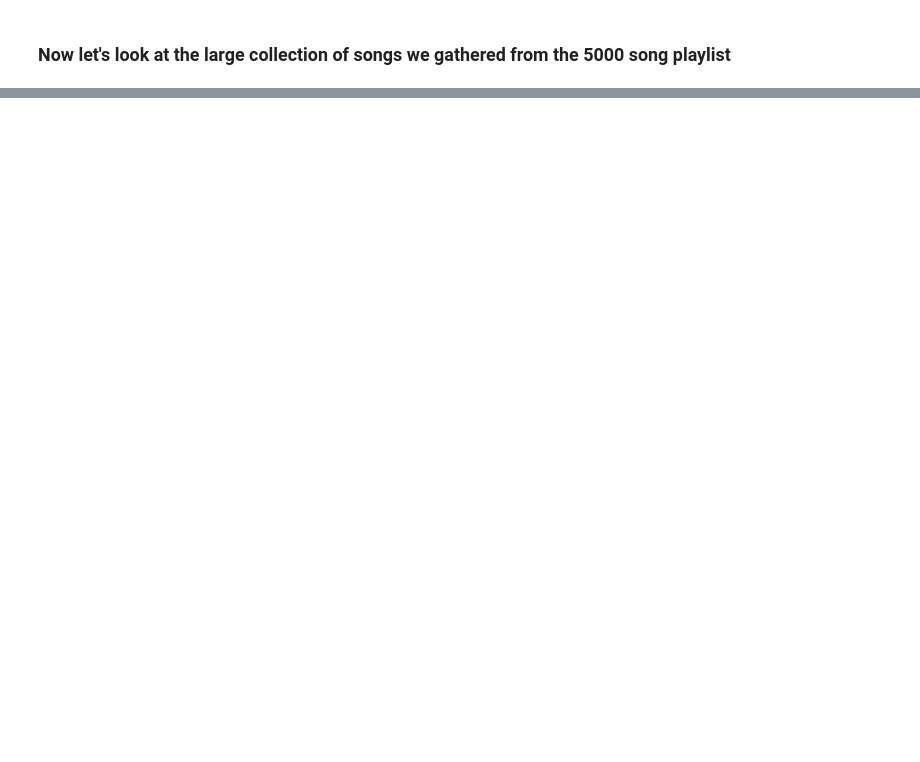
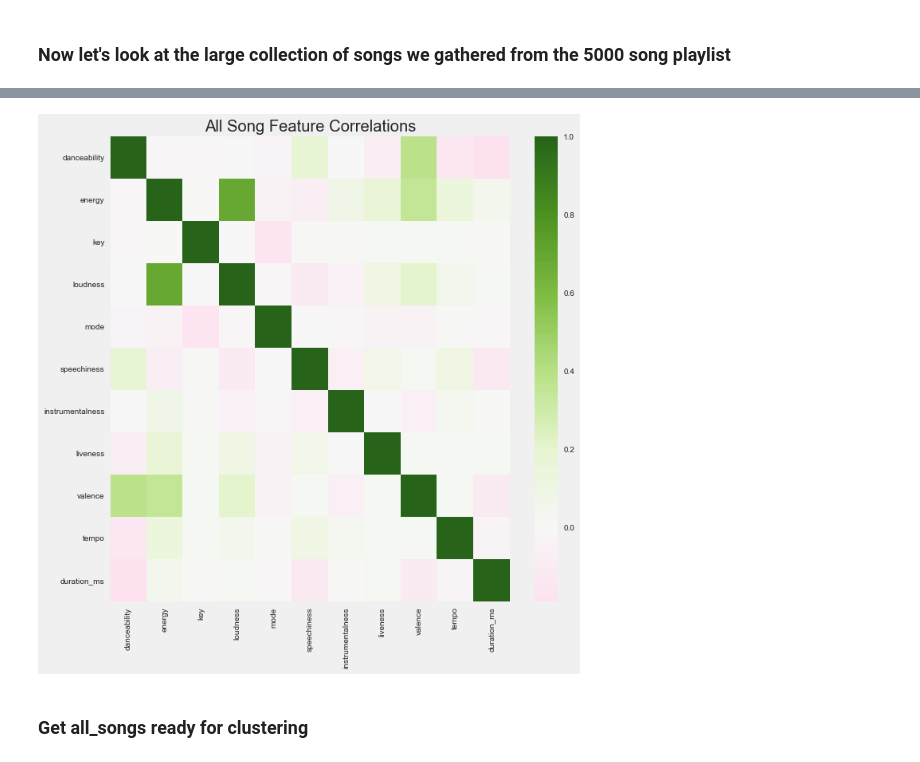
Before and after one commit to candrasc/Spotify_Artist_Recommender, a Jupyter notebook: Spotify Data Exploration.ipynb, the cells around one changed output, grey strips where cells are left out. Cells and saved outputs as stored; diff of their text form; code cells hidden in the pictures; blank space fills up the shorter version.

```diff
--- a/Spotify Data Exploration.ipynb
+++ b/Spotify Data Exploration.ipynb
@@ -257,0 +251,8 @@ Text(0.5, 1, 'All Song Feature Correlations')
+# %%
+all_songs.drop(columns = ['time_signature'], inplace=True)
+# %%
+heatmap(all_songs,'All Song Feature Correlations')
+# %% [output]
+[figure, added]
+# %% [markdown]
+### Get all_songs ready for clustering
```
Also changed, not shown: parts of 20 cells of this notebook.
